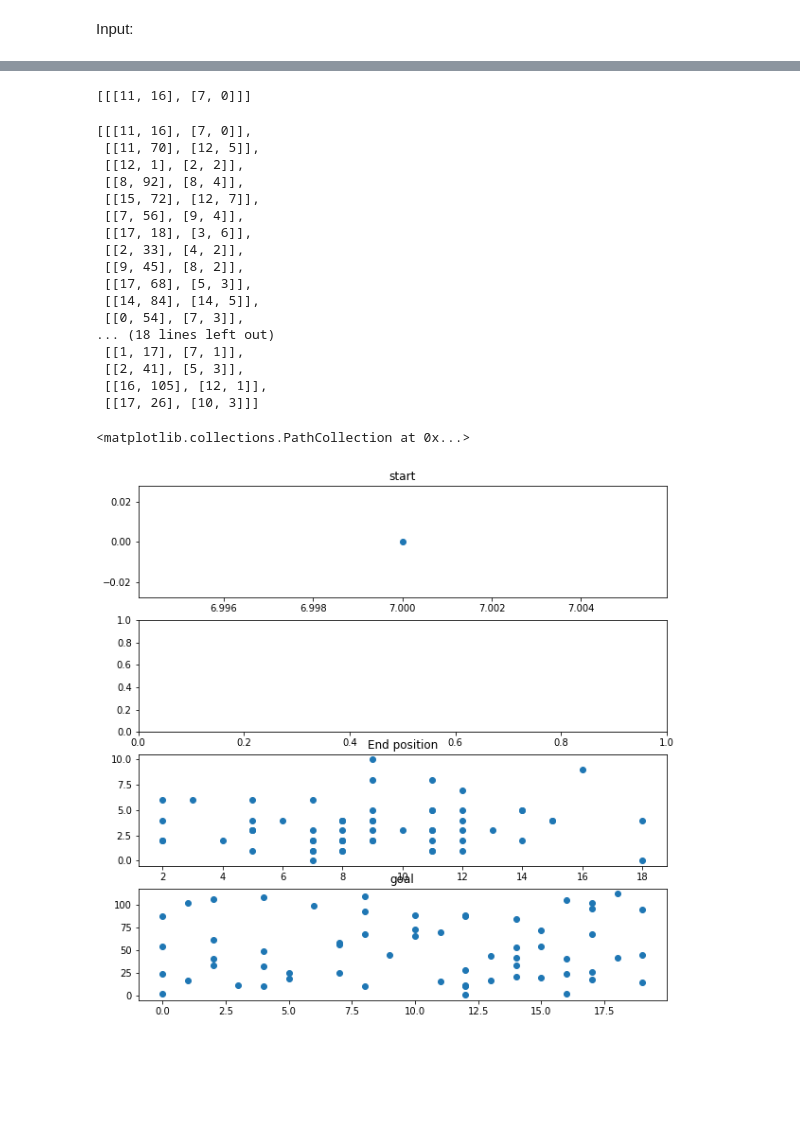
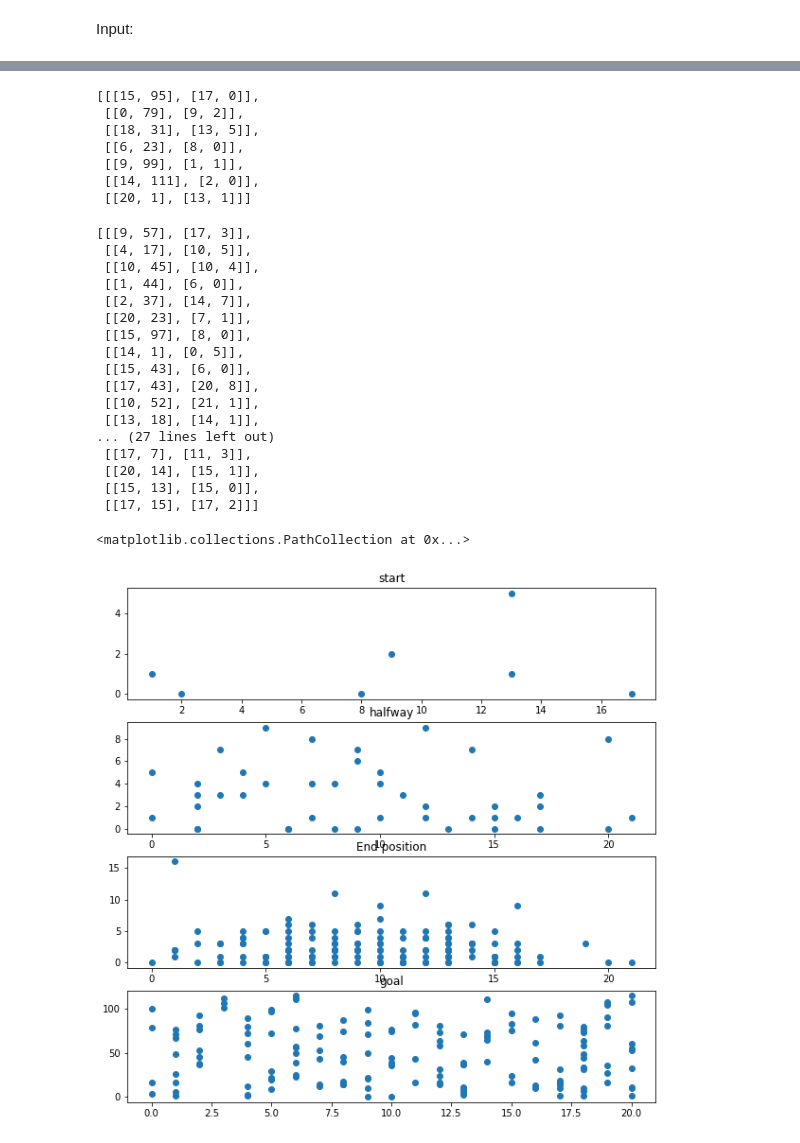
Before and after one commit to nielsvanesseveldt/Sociophysics2, a Jupyter notebook: joined_program.ipynb, the cells around one changed output, grey strips where cells are left out. Cells and saved outputs as stored; diff of their text form; code cells hidden in the pictures; blank space fills up the shorter version.

```diff
--- a/joined_program.ipynb
+++ b/joined_program.ipynb
@@ -10,10 +10,10 @@ from matplotlib.colors import LogNorm
 Input:
 # %%
 # Code should run for how many loops:
-run_time = 30
+run_time = 100
 # Between how many ped should be added per timestamp
 ped_add_min = 1
-ped_add_max = 3
+ped_add_max = 8
 # %%
 ped_list = []
 plotting_list = []
@@ -52,46 +53,53 @@ for t in range(0, run_time):
 # %%
 first
 # %% [output]
-[[[11, 16], [7, 0]]]
+[[[15, 95], [17, 0]],
+ [[0, 79], [9, 2]],
+ [[18, 31], [13, 5]],
+ [[6, 23], [8, 0]],
+ [[9, 99], [1, 1]],
+ [[14, 111], [2, 0]],
+ [[20, 1], [13, 1]]]
 # %%
 half_way
 # %% [output]
-[[[11, 16], [7, 0]],
- [[11, 70], [12, 5]],
- [[12, 1], [2, 2]],
- [[8, 92], [8, 4]],
- [[15, 72], [12, 7]],
- [[7, 56], [9, 4]],
- [[17, 18], [3, 6]],
- [[2, 33], [4, 2]],
- [[9, 45], [8, 2]],
- [[17, 68], [5, 3]],
- [[14, 84], [14, 5]],
- [[0, 54], [7, 3]],
-... (18 lines left out)
- [[1, 17], [7, 1]],
- [[2, 41], [5, 3]],
- [[16, 105], [12, 1]],
- [[17, 26], [10, 3]]]
+[[[9, 57], [17, 3]],
+ [[4, 17], [10, 5]],
+ [[10, 45], [10, 4]],
+ [[1, 44], [6, 0]],
+ [[2, 37], [14, 7]],
+ [[20, 23], [7, 1]],
+ [[15, 97], [8, 0]],
+ [[14, 1], [0, 5]],
+ [[15, 43], [6, 0]],
+ [[17, 43], [20, 8]],
+ [[10, 52], [21, 1]],
+ [[13, 18], [14, 1]],
+... (27 lines left out)
+ [[17, 7], [11, 3]],
+ [[20, 14], [15, 1]],
+ [[15, 13], [15, 0]],
+ [[17, 15], [17, 2]]]
 # %%
 fig, ax = plt.subplots(4, figsize = (10,10))
 array_first = np.array(first)
-array = np.array(ped_list)
+array_halfway = np.array(half_way)
+array_end = np.array(ped_list)
 
 ax[0].set_title('start')
 ax[0].scatter(x=array_first[:,1,0], y=array_first[:,1,1])
 
-#ax[1].set_title('halfway')
-#ax[1].scatter(x=half_way[:,1,0], y=half_way[:,1,1])
+ax[1].set_title('halfway')
+ax[1].scatter(x=array_halfway[:,1,0], y=array_halfway[:,1,1])
 
 ax[2].set_title('End position')
-ax[2].scatter(x=array[:,1,0], y=array[:,1,1])
+ax[2].scatter(x=array_end[:,1,0], y=array_end[:,1,1])
 
 ax[3].set_title('goal')
-ax[3].scatter(x=array[:,0,0], y=array[:,0,1])
+ax[3].scatter(x=array_end[:,0,0], y=array_end[:,0,1])
 # %% [output]
 <matplotlib.collections.PathCollection at 0x...>
-[figure, old version]
+[figure, new version]
 # %%
 H, xedges, yedges = np.histogram2d(array[:,1,0], array[:,1,1], bins=(10))
 H = H.T
```
Also changed, not shown: parts of 3 cells of this notebook, 1 other file.
